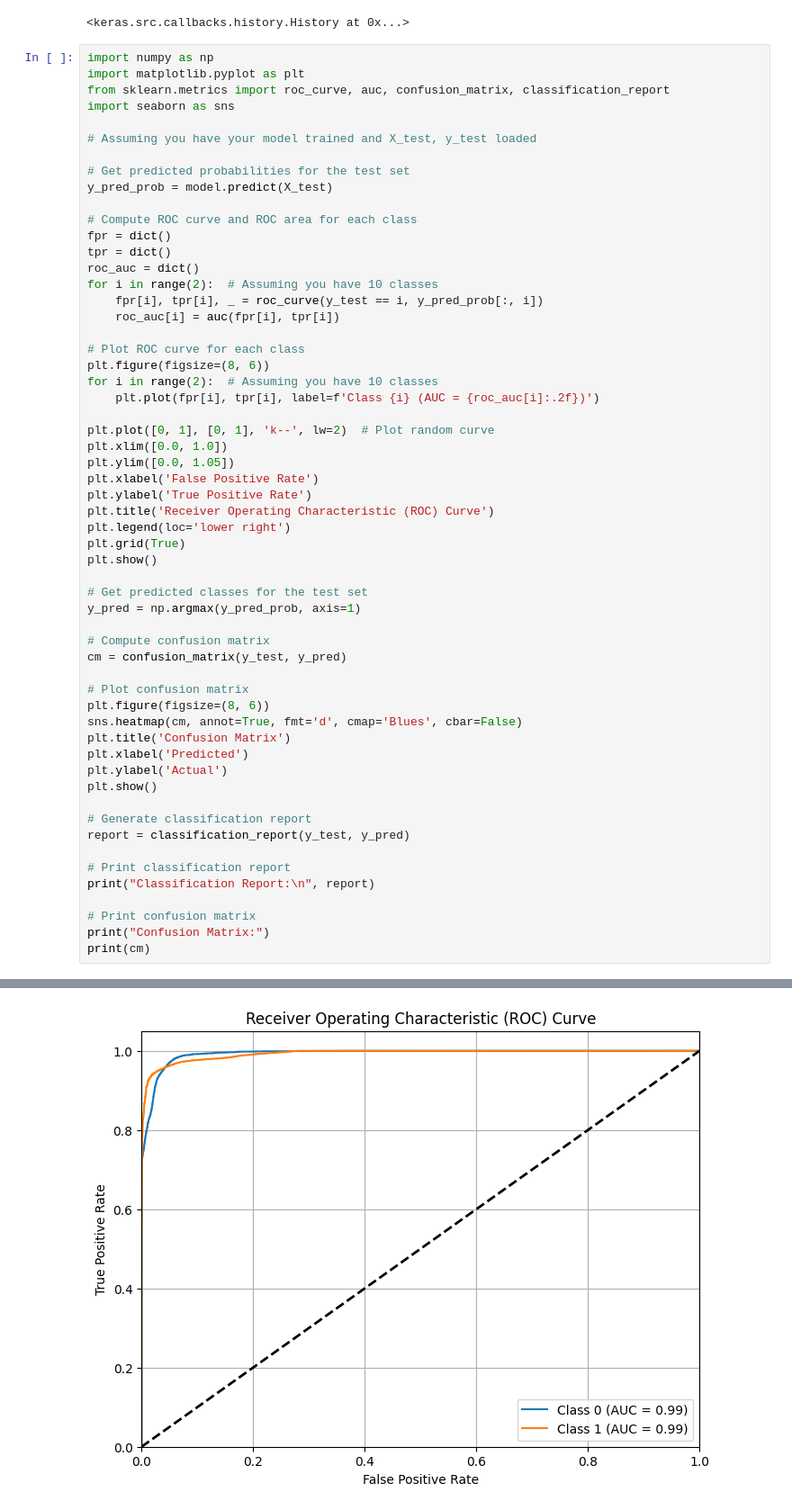
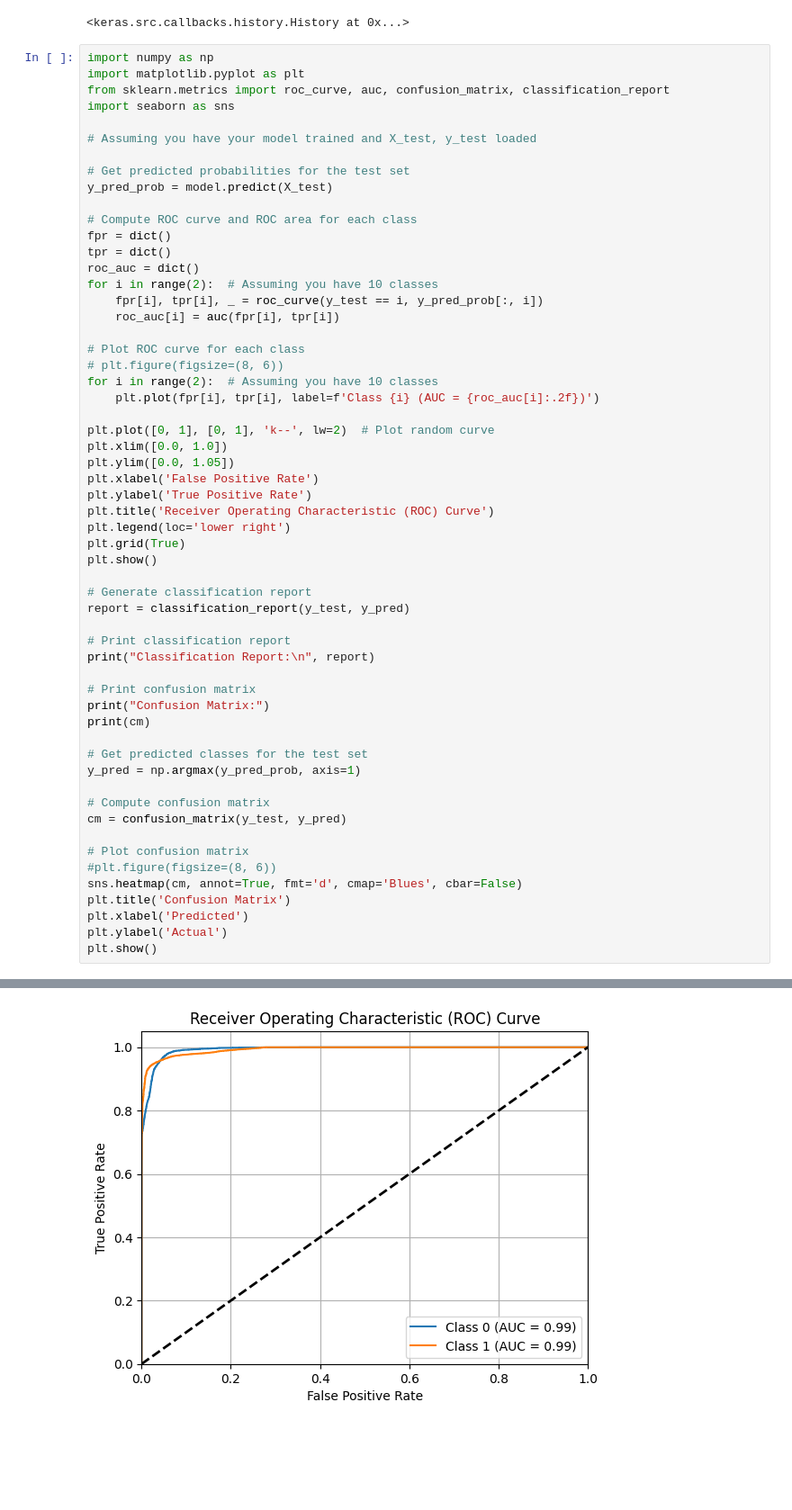
Before and after one commit to davidjcastrejon/ml-cyberattack-detection, a Jupyter notebook: cybersecurity.ipynb, the cells around one changed output, grey strips where cells are left out. Shown at 90% size. Cells and saved outputs as stored; diff of their text form; blank space fills up the shorter version.

```diff
--- a/cybersecurity.ipynb
+++ b/cybersecurity.ipynb
@@ -586,7 +644,7 @@ for i in range(2):  # Assuming you have 10 classes
     roc_auc[i] = auc(fpr[i], tpr[i])
 
 # Plot ROC curve for each class
-plt.figure(figsize=(8, 6))
+# plt.figure(figsize=(8, 6))
 for i in range(2):  # Assuming you have 10 classes
     plt.plot(fpr[i], tpr[i], label=f'Class {i} (AUC = {roc_auc[i]:.2f})')
 
@@ -600,20 +658,6 @@ plt.legend(loc='lower right')
 plt.grid(True)
 plt.show()
 
-# Get predicted classes for the test set
-y_pred = np.argmax(y_pred_prob, axis=1)
-
-# Compute confusion matrix
-cm = confusion_matrix(y_test, y_pred)
-
-# Plot confusion matrix
-plt.figure(figsize=(8, 6))
-sns.heatmap(cm, annot=True, fmt='d', cmap='Blues', cbar=False)
-plt.title('Confusion Matrix')
-plt.xlabel('Predicted')
-plt.ylabel('Actual')
-plt.show()
-
 # Generate classification report
 report = classification_report(y_test, y_pred)
 
@@ -623,4 +667,18 @@ print("Classification Report:\n", report)
 # Print confusion matrix
 print("Confusion Matrix:")
 print(cm)
+
+# Get predicted classes for the test set
+y_pred = np.argmax(y_pred_prob, axis=1)
+
+# Compute confusion matrix
+cm = confusion_matrix(y_test, y_pred)
+
+# Plot confusion matrix
+#plt.figure(figsize=(8, 6))
+sns.heatmap(cm, annot=True, fmt='d', cmap='Blues', cbar=False)
+plt.title('Confusion Matrix')
+plt.xlabel('Predicted')
+plt.ylabel('Actual')
+plt.show()
 # %% [output]
@@ -628 +686 @@ print(cm)
-[figure, old version]
+[figure, new version]
```
Also changed, not shown: parts of 2 cells of this notebook.
